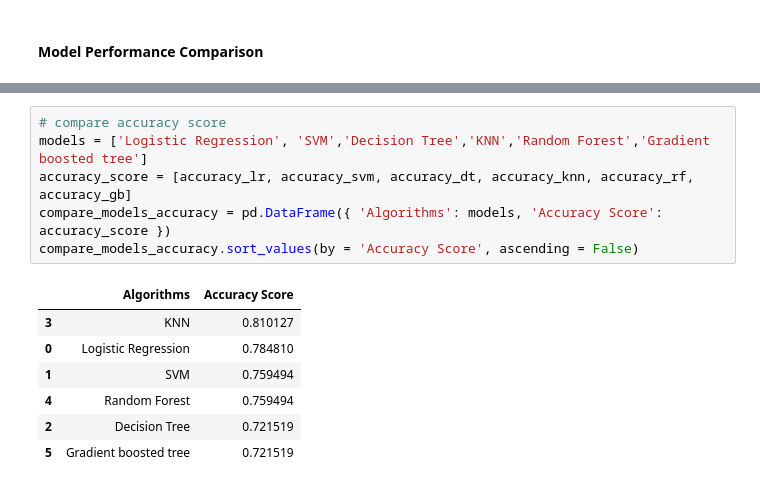
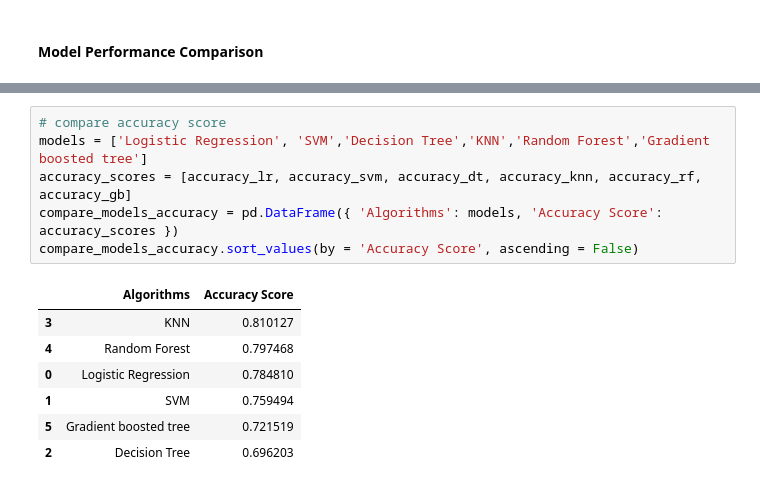
Before and after one commit to leonardsangoroh/AIFoundations, a Jupyter notebook: DiabetesClassificationExercise/diabetic-or-not.ipynb, the cells around one changed output, grey strips where cells are left out. Drawn from its saved outputs; the diff is of its cells as text.

```diff
--- a/DiabetesClassificationExercise/diabetic-or-not.ipynb
+++ b/DiabetesClassificationExercise/diabetic-or-not.ipynb
@@ -583,17 +591,17 @@ compare_models_f1.sort_values(by = 'F1 Score', ascending = False)
 # %%
 # compare accuracy score
 models = ['Logistic Regression', 'SVM','Decision Tree','KNN','Random Forest','Gradient boosted tree']
-accuracy_score = [accuracy_lr, accuracy_svm, accuracy_dt, accuracy_knn, accuracy_rf, accuracy_gb]
-compare_models_accuracy = pd.DataFrame({ 'Algorithms': models, 'Accuracy Score': accuracy_score })
+accuracy_scores = [accuracy_lr, accuracy_svm, accuracy_dt, accuracy_knn, accuracy_rf, accuracy_gb]
+compare_models_accuracy = pd.DataFrame({ 'Algorithms': models, 'Accuracy Score': accuracy_scores })
 compare_models_accuracy.sort_values(by = 'Accuracy Score', ascending = False)
 # %% [output]
 |  | Algorithms | Accuracy Score |
 | 3 | KNN | 0.810127 |
+| 4 | Random Forest | 0.797468 |
 | 0 | Logistic Regression | 0.784810 |
 | 1 | SVM | 0.759494 |
-| 4 | Random Forest | 0.759494 |
-| 2 | Decision Tree | 0.721519 |
 | 5 | Gradient boosted tree | 0.721519 |
+| 2 | Decision Tree | 0.696203 |
 # %%
 # compare recall
 models = ['Logistic Regression', 'SVM','Decision Tree','KNN','Random Forest','Gradient boosted tree']
```
Also changed, not shown: parts of 19 cells of this notebook.
